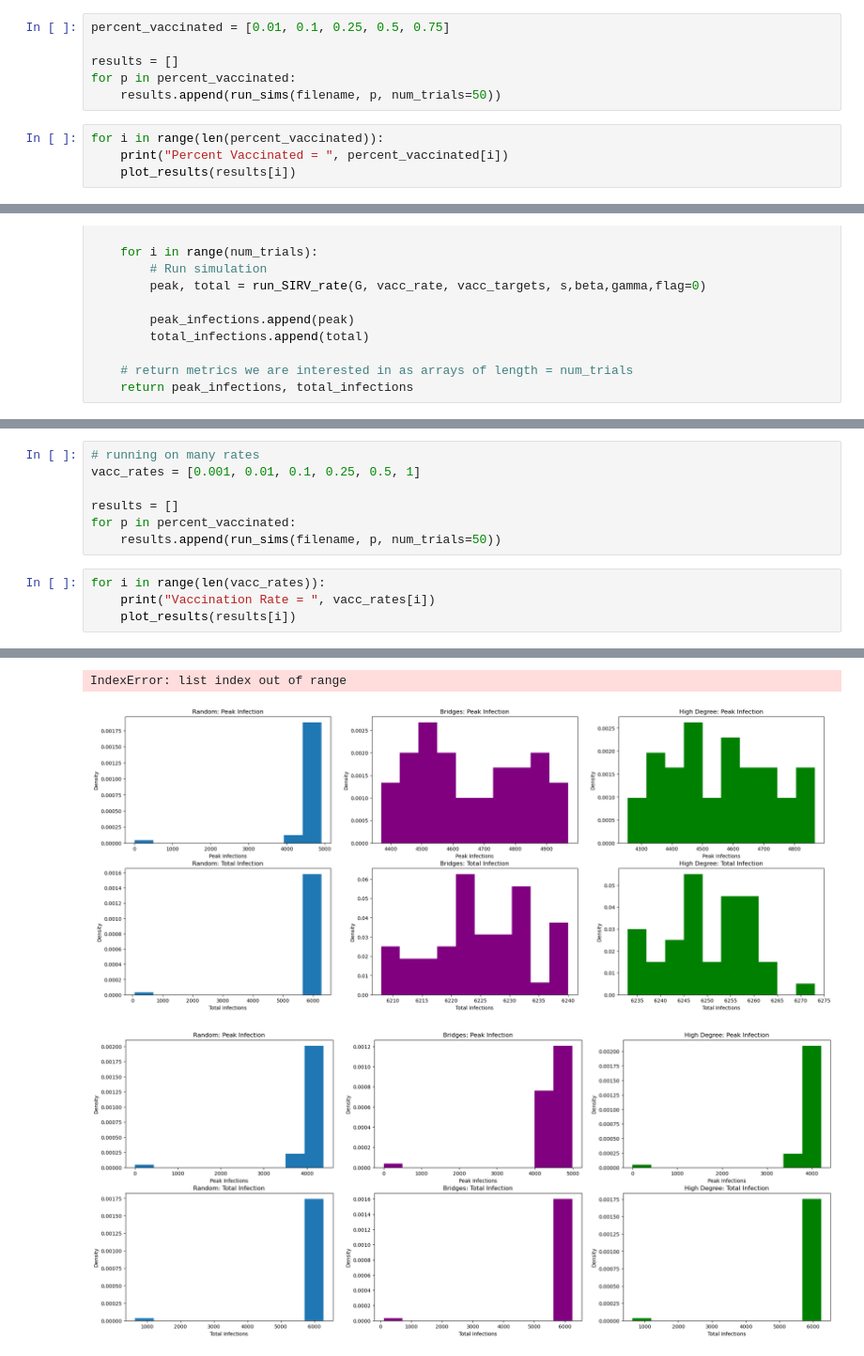
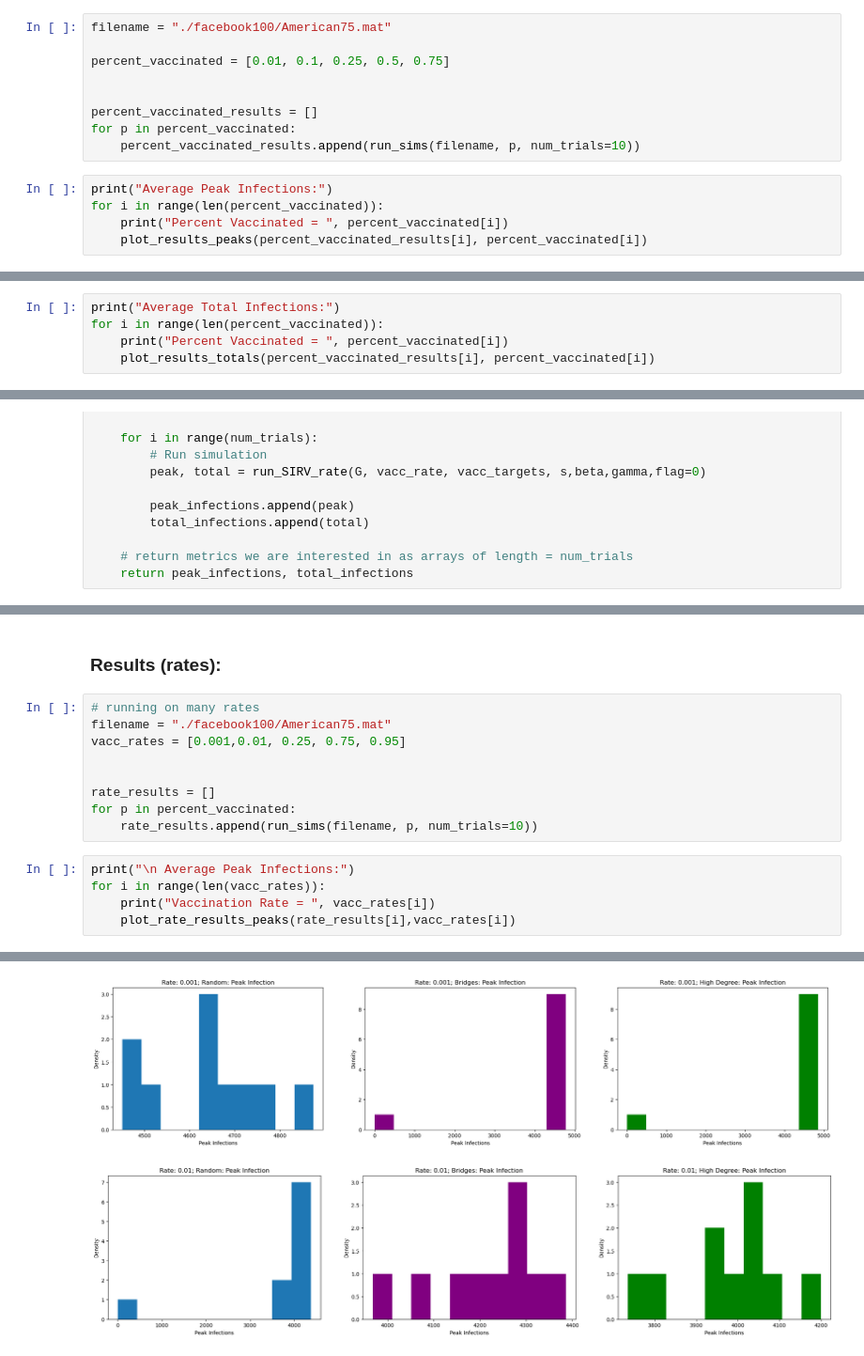
Before and after one commit to Kevin2197/Bio-Networkx-Project, a Jupyter notebook: script.ipynb, the cells around one changed output, grey strips where cells are left out. Shown at 94% size. Saved outputs shown, nothing was run; the diff lists cells and outputs as text.

```diff
--- a/script.ipynb
+++ b/script.ipynb
@@ -751,11 +610,15 @@ Average peak infections:
 # %%
+filename = "./facebook100/American75.mat"
+
 percent_vaccinated = [0.01, 0.1, 0.25, 0.5, 0.75]
 
-results = []
+
+percent_vaccinated_results = []
 for p in percent_vaccinated:
-    results.append(run_sims(filename, p, num_trials=50))
+    percent_vaccinated_results.append(run_sims(filename, p, num_trials=10))
 # %%
+print("Average Peak Infections:")
 for i in range(len(percent_vaccinated)):
     print("Percent Vaccinated = ", percent_vaccinated[i])
-    plot_results(results[i])
+    plot_results_peaks(percent_vaccinated_results[i], percent_vaccinated[i])
 # %% [output]
@@ -783,0 +647,5 @@ Average peak infections:
+# %%
+print("Average Total Infections:")
+for i in range(len(percent_vaccinated)):
+    print("Percent Vaccinated = ", percent_vaccinated[i])
+    plot_results_totals(percent_vaccinated_results[i], percent_vaccinated[i])
@@ -989,12 +885,17 @@ Average peak infections:
+# %% [markdown]
+### Results (rates):
 # %%
 # running on many rates
-vacc_rates = [0.001, 0.01, 0.1, 0.25, 0.5, 1]
+filename = "./facebook100/American75.mat"
+vacc_rates = [0.001,0.01, 0.25, 0.75, 0.95]
 
-results = []
+
+rate_results = []
 for p in percent_vaccinated:
-    results.append(run_sims(filename, p, num_trials=50))
+    rate_results.append(run_sims(filename, p, num_trials=10))
 # %%
+print("\n Average Peak Infections:")
 for i in range(len(vacc_rates)):
     print("Vaccination Rate = ", vacc_rates[i])
-    plot_results(results[i])
+    plot_rate_results_peaks(rate_results[i],vacc_rates[i])
 # %% [output]
@@ -1018,3 +919,2 @@ Vaccination Rate =  1
-IndexError: list index out of range
-[figure, old version]
+[figure, new version]
-[figure, old version]
+[figure, new version]
```
Also changed, not shown: parts of 21 cells of this notebook.
